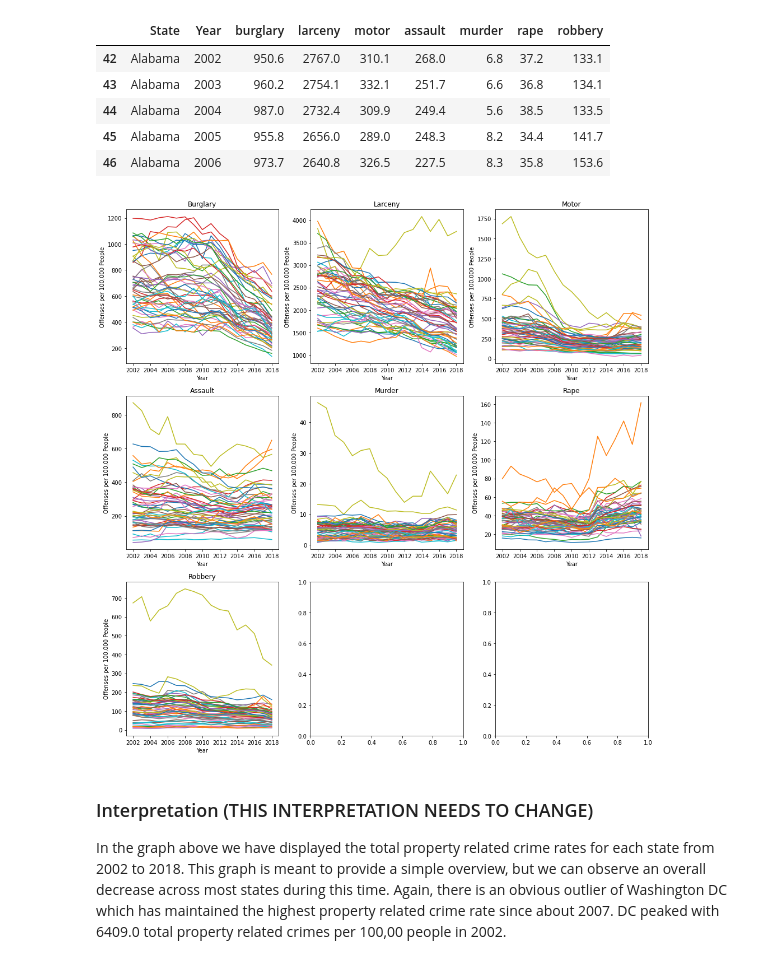
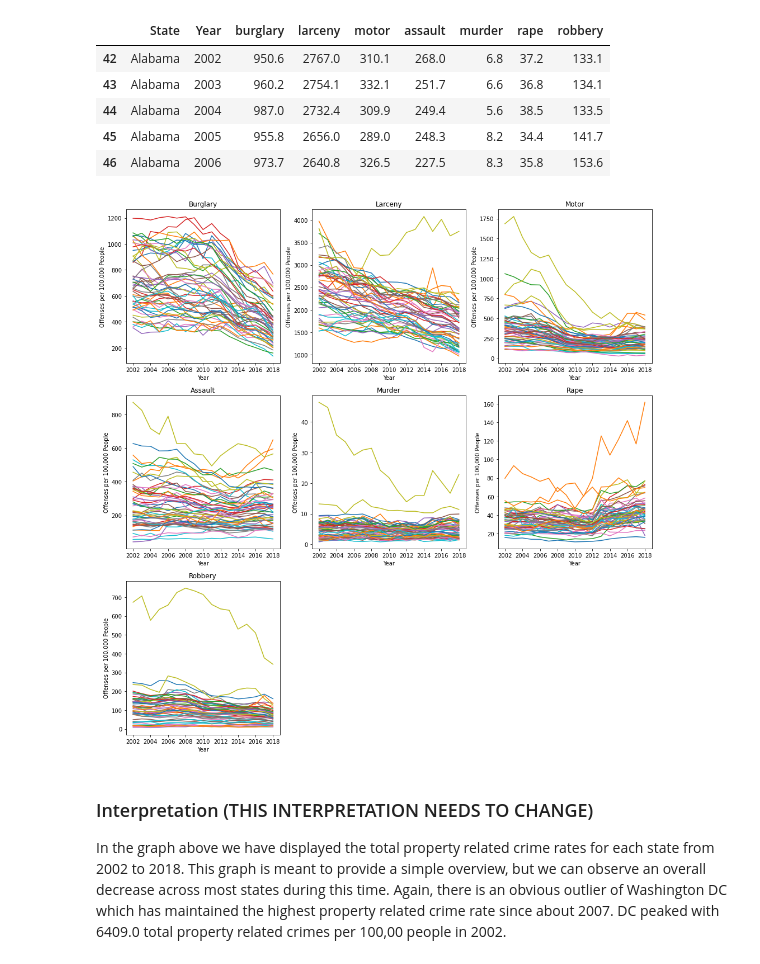
Before and after one commit to jlicht27/jlicht27.github.io, a Jupyter notebook: drugs.ipynb, the cells around one changed output. Cells and saved outputs as stored; diff of their text form; code cells hidden in the pictures.

```diff
--- a/drugs.ipynb
+++ b/drugs.ipynb
@@ -299,23 +321,25 @@ def capitalize(string):
 # %%
 fig, axes = plt.subplots(3,3)
 fig.set_figwidth(14)
 fig.set_figheight(14)
 
 
 crimes_list = ["burglary", "larceny", "motor", "assault", "murder", "rape", "robbery"]
 starter = crimes_pct.set_index("Year").groupby("State")
 
 counter = 0
 for i in range(3):
     for j in range(3):
         if counter < 7:
             starter[crimes_list[counter]].plot.line(ylabel="Offenses per 100,000 People", ax = axes[i][j])
             axes[i][j].set_title(capitalize(crimes_list[counter]))
             counter += 1
 
+fig.delaxes(axes[2][1])
+fig.delaxes(axes[2][2])
 fig.tight_layout()
 # %% [output]
-[figure, old version]
+[figure, new version]
 # %% [markdown]
 ### Interpretation (THIS INTERPRETATION NEEDS TO CHANGE)
 In the graph above we have displayed the total property related crime rates for each state from 2002 to 2018. This graph is meant to provide a simple overview, but we can observe an overall decrease across most states during this time. Again, there is an obvious outlier of Washington DC which has maintained the highest property related crime rate since about 2007. DC peaked with 6409.0 total property related crimes per 100,00 people in 2002.
```
Also changed, not shown: parts of 9 cells of this notebook.
